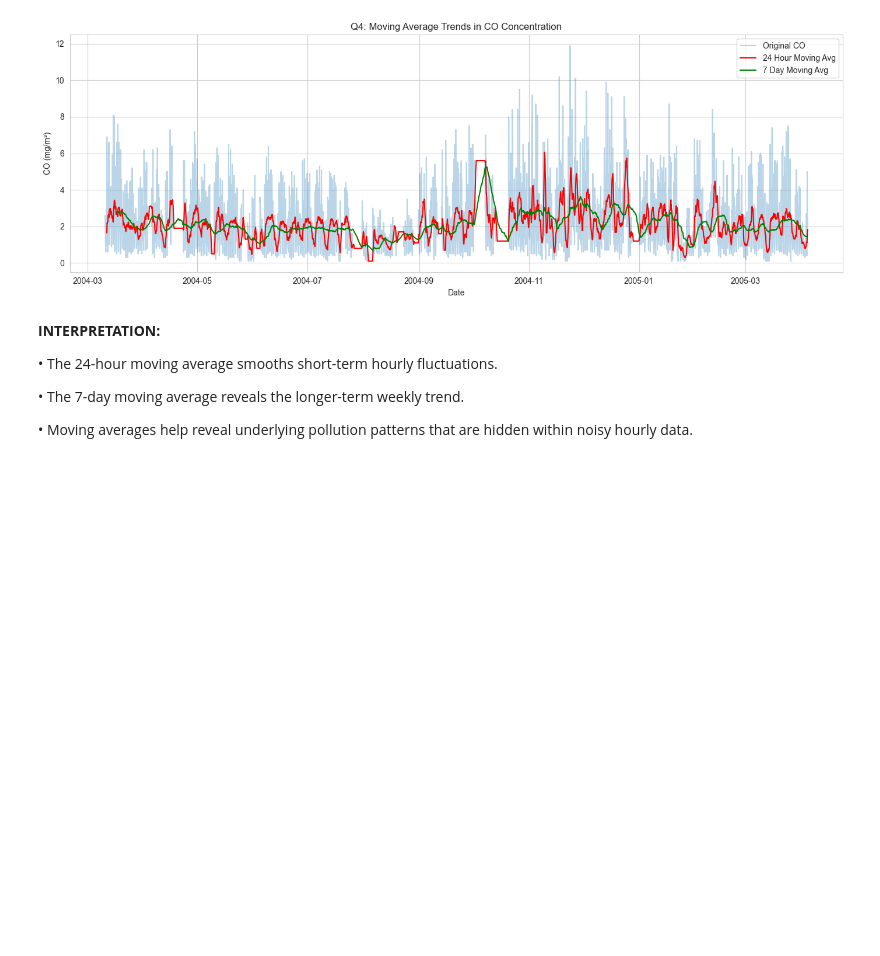
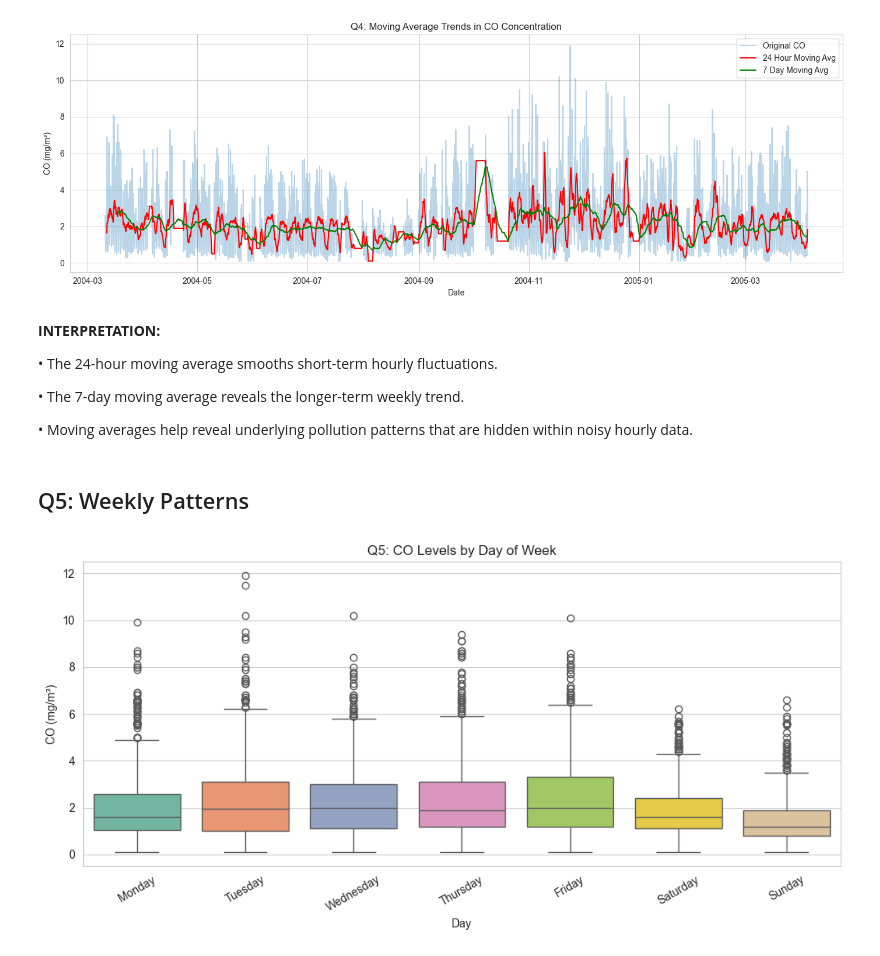
Before and after one commit to icyeza/airquality, a Jupyter notebook: airquality.ipynb, the cells around one changed output. Saved outputs shown, nothing was run; the diff lists cells and outputs as text; code cells hidden in the pictures; blank space fills up the shorter version.

Commit message:
analyze weekly seasonal pattern in CO levels

```diff
--- a/airquality.ipynb
+++ b/airquality.ipynb
@@ -348,3 +348,23 @@ plt.show()
 
 • Moving averages help reveal underlying pollution patterns that are hidden
   within noisy hourly data.
+# %% [markdown]
+## Q5: Weekly Patterns
+# %%
+df["DayOfWeek"] = df.index.day_name()
+
+fig, ax = plt.subplots(figsize=(10,5))
+
+sns.boxplot(x="DayOfWeek", y="CO_GT", data=df,
+            order=["Monday","Tuesday","Wednesday","Thursday","Friday","Saturday","Sunday"],
+            palette="Set2")
+
+ax.set_title("Q5: CO Levels by Day of Week")
+ax.set_xlabel("Day")
+ax.set_ylabel("CO (mg/m³)")
+
+plt.xticks(rotation=30)
+plt.tight_layout()
+plt.show()
+# %% [output]
+[figure, added]
```
Also changed, not shown: parts of 1 cell of this notebook.
